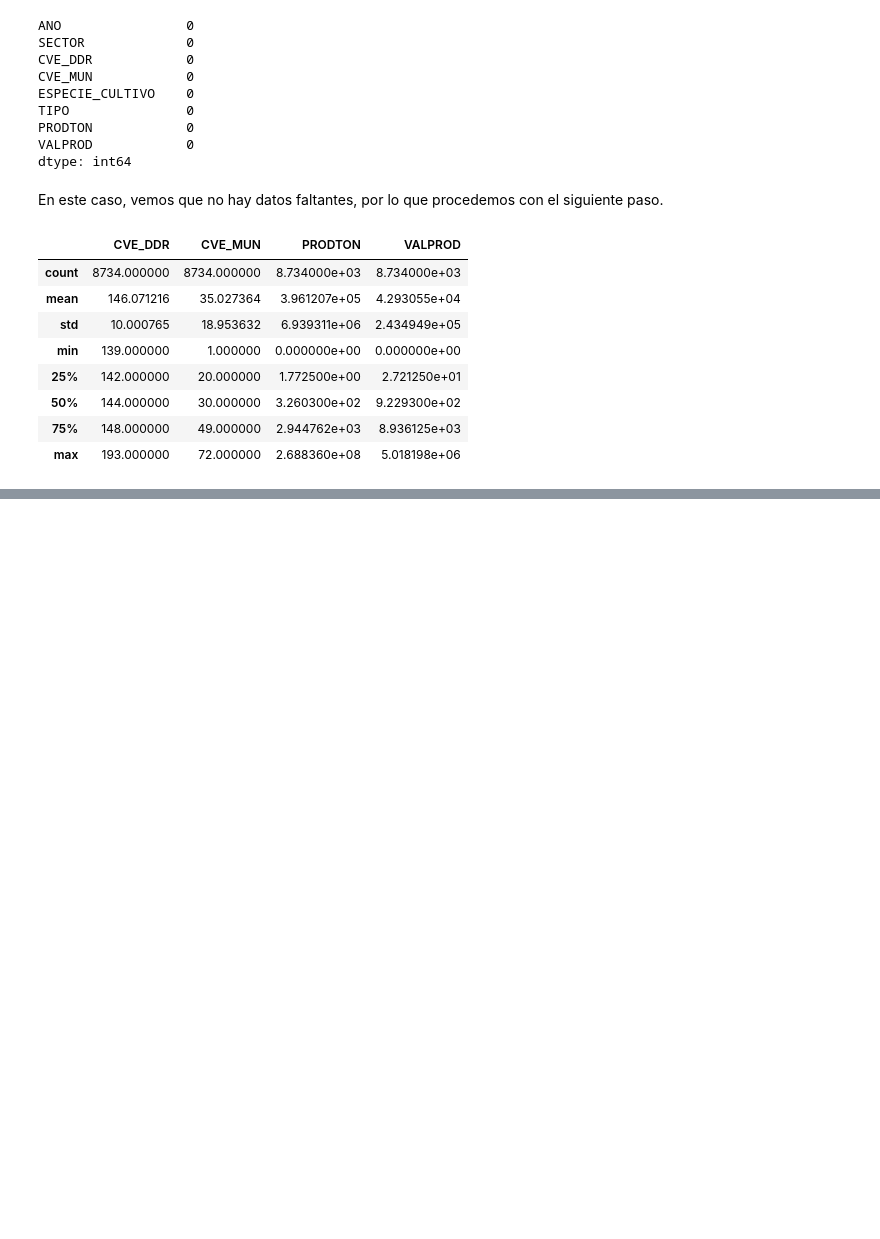
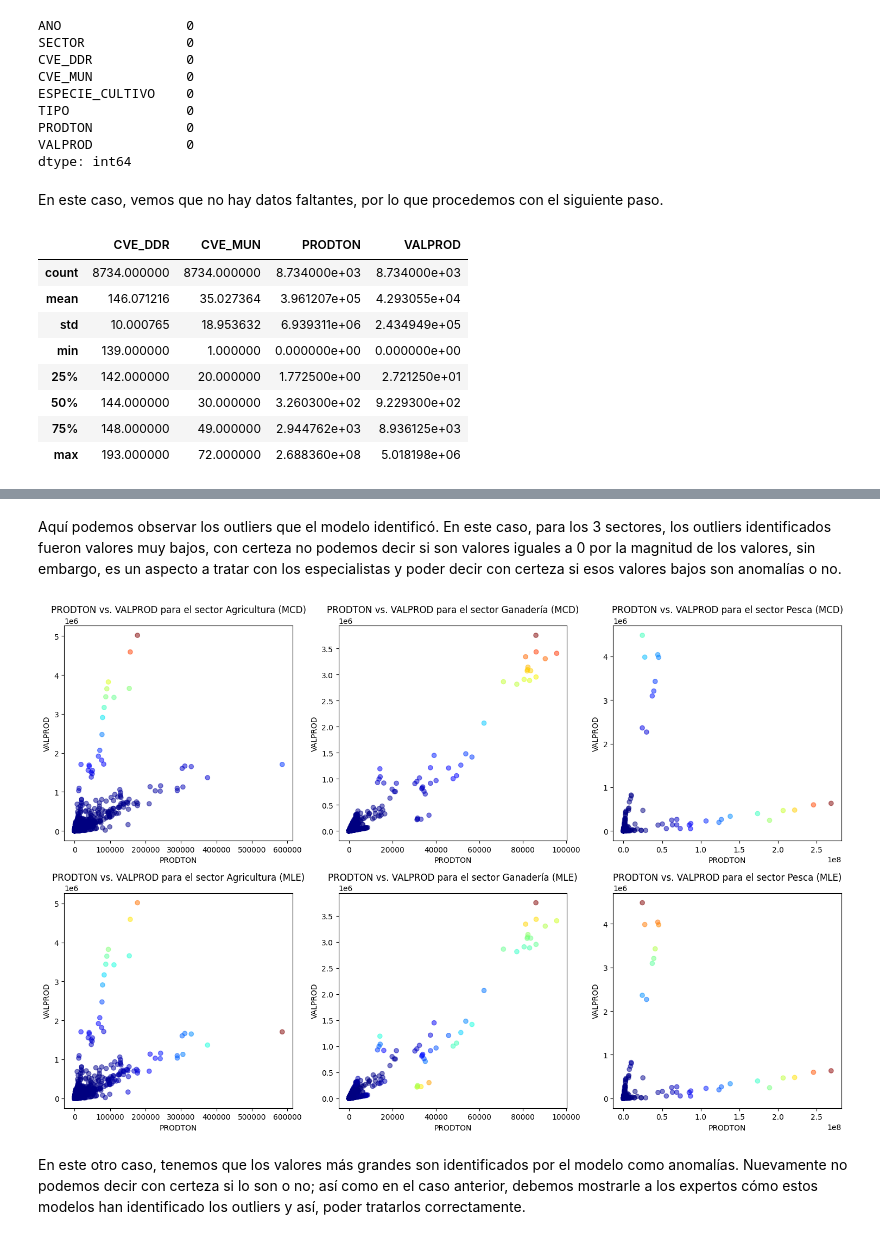
Before and after one commit to empleo-inducido/Trabajos_Generados, a Jupyter notebook: eda.ipynb, the cells around one changed output, grey strips where cells are left out. Saved outputs shown, nothing was run; the diff lists cells and outputs as text; code cells hidden in the pictures; blank space fills up the shorter version.

```diff
--- a/eda.ipynb
+++ b/eda.ipynb
@@ -228,0 +279,40 @@ df_agp.groupby('SECTOR')[['PRODTON','VALPROD']].describe()
+# %% [markdown]
+Aquí podemos observar los outliers que el modelo identificó. En este caso, para los 3 sectores, los outliers identificados fueron valores muy bajos, con certeza no podemos decir si son valores iguales a 0 por la magnitud de los valores, sin embargo, es un aspecto a tratar con los especialistas y poder decir con certeza si esos valores bajos son anomalías o no.
+# %%
+# Definir las dimensiones de la figura y los subplots
+fig, axs = plt.subplots(2, len(sectores), figsize=(15, 10))
+
+for i, sector in enumerate(sectores):
+    # Obtenemos los datos del sector
+    data_sector = df_agp[df_agp['SECTOR'] == sector][['PRODTON', 'VALPROD']].to_numpy()
+    # Estimador robusto (MCD)
+    robust_cov = MinCovDet().fit(data_sector)
+    estimado_MCD = robust_cov.mahalanobis(data_sector)
+
+    # Estimador empírico (MLE)
+    emp_cov = EmpiricalCovariance().fit(data_sector)
+    estimado_MLE = emp_cov.mahalanobis(data_sector)
+
+    # Graficar los datos con el estimador MCD en el primer subplot
+    axs[0, i].scatter(data_sector[:, 0], data_sector[:, 1], \
+                      c=estimado_MCD, cmap='jet', alpha=0.5)
+    axs[0, i].set_title(f'PRODTON vs. VALPROD para el sector {sector} (MCD)')
+    axs[0, i].set_xlabel('PRODTON')
+    axs[0, i].set_ylabel('VALPROD')
+
+    # Graficar los datos con el estimador MLE en el segundo subplot
+    axs[1, i].scatter(data_sector[:, 0], data_sector[:, 1], \
+                      c=estimado_MLE, cmap='jet', alpha=0.5)
+    axs[1, i].set_title(f'PRODTON vs. VALPROD para el sector {sector} (MLE)')
+    axs[1, i].set_xlabel('PRODTON')
+    axs[1, i].set_ylabel('VALPROD')
+
+# Ajustar el espacio entre los subplots para evitar superposiciones de etiquetas
+plt.tight_layout()
+
+# Mostrar
+plt.show()
+# %% [output]
+[figure, added]
+# %% [markdown]
+En este otro caso, tenemos que los valores más grandes son identificados por el modelo como anomalías. Nuevamente no podemos decir con certeza si lo son o no; así como en el caso anterior, debemos mostrarle a los expertos cómo estos modelos han identificado los outliers y así, poder tratarlos correctamente.
```
Also changed, not shown: parts of 10 cells of this notebook.
